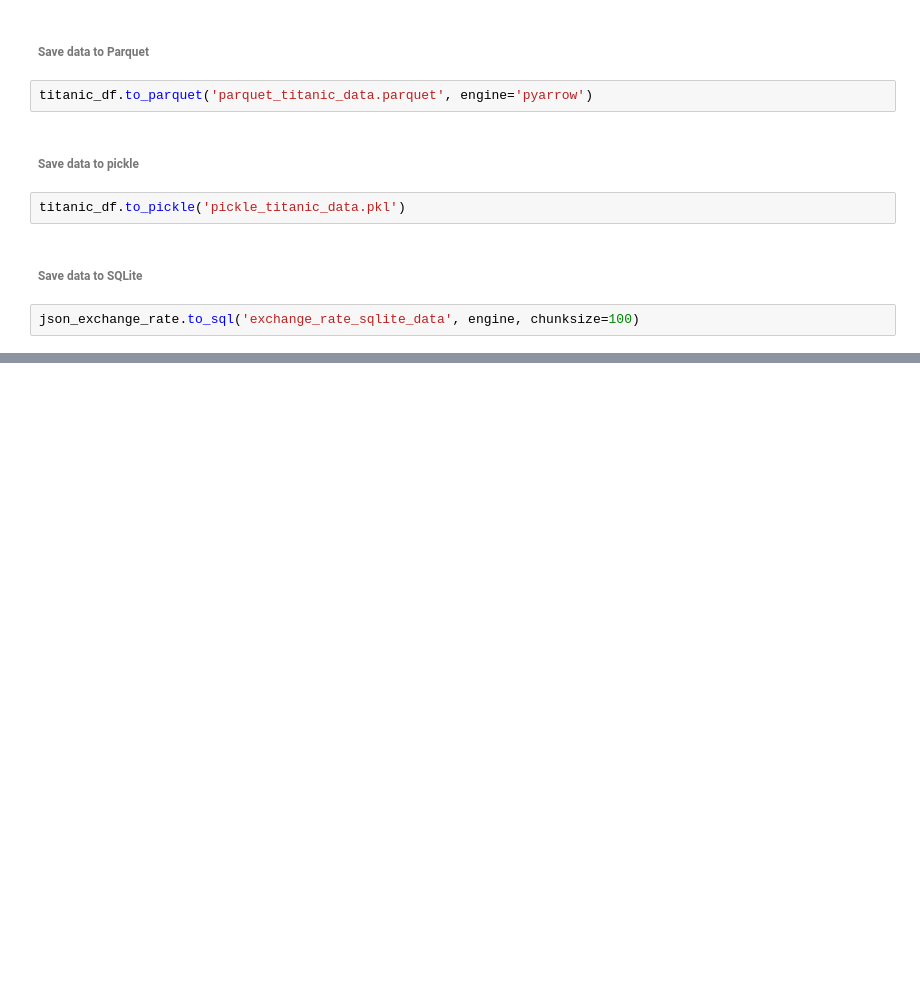
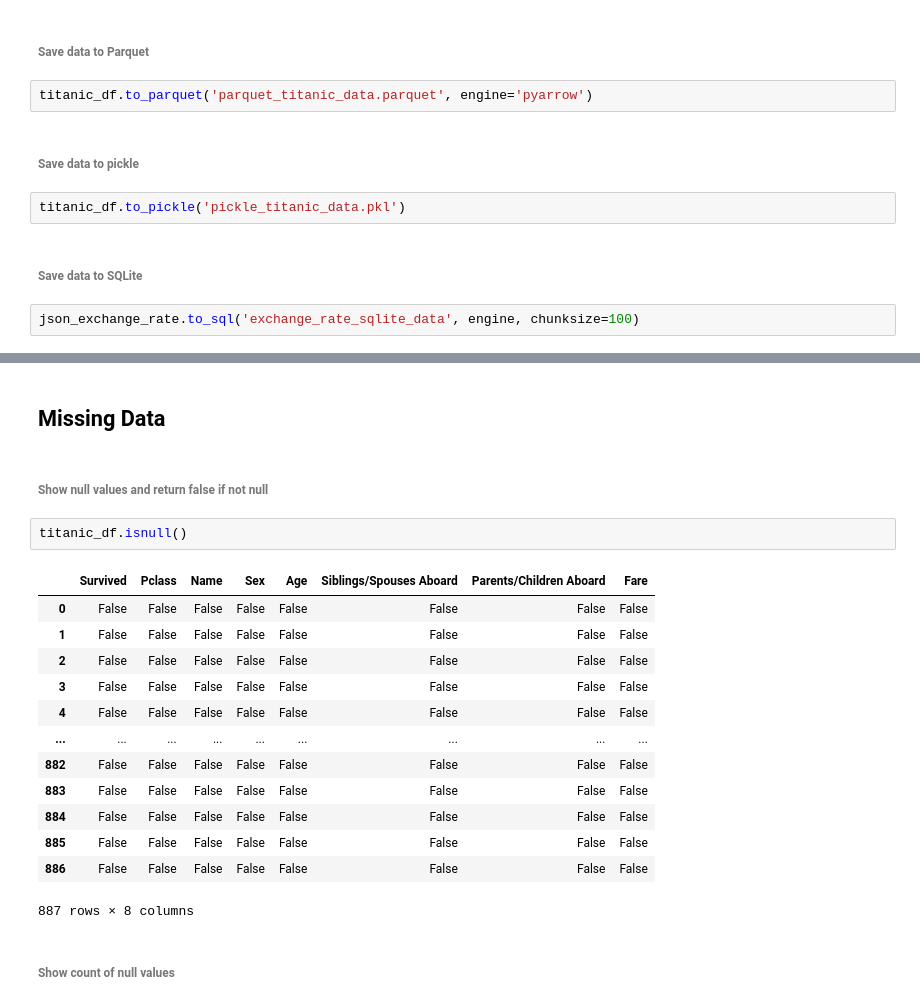
Before and after one commit to SammyOngaya/data2ml, a Jupyter notebook: pandas-function.ipynb, the cells around one changed output, grey strips where cells are left out. Drawn from its saved outputs; the diff is of its cells as text; blank space fills up the shorter version.

```diff
--- a/pandas-function.ipynb
+++ b/pandas-function.ipynb
@@ -157,0 +339,22 @@ json_exchange_rate.to_sql('exchange_rate_sqlite_data', engine, chunksize=100)
+# %% [markdown]
+## Missing Data
+# %% [markdown]
+###### Show null values and return false if not null
+# %%
+titanic_df.isnull()
+# %% [output]
+|  | Survived | Pclass | Name | Sex | Age | Siblings/Spouses Aboard | Parents/Children Aboard | Fare |
+| 0 | False | False | False | False | False | False | False | False |
+| 1 | False | False | False | False | False | False | False | False |
+| 2 | False | False | False | False | False | False | False | False |
+| 3 | False | False | False | False | False | False | False | False |
+| 4 | False | False | False | False | False | False | False | False |
+| ... | ... | ... | ... | ... | ... | ... | ... | ... |
+| 882 | False | False | False | False | False | False | False | False |
+| 883 | False | False | False | False | False | False | False | False |
+| 884 | False | False | False | False | False | False | False | False |
+| 885 | False | False | False | False | False | False | False | False |
+| 886 | False | False | False | False | False | False | False | False |
+887 rows × 8 columns
+# %% [markdown]
+###### Show count of null values
```
Also changed, not shown: parts of 119 cells of this notebook.
